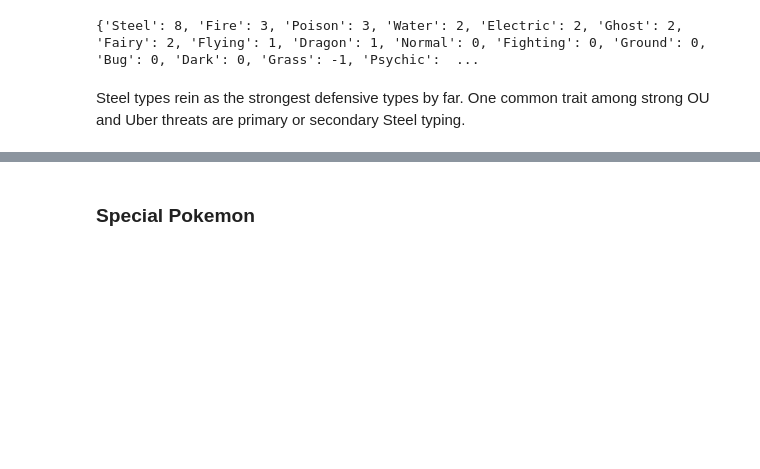
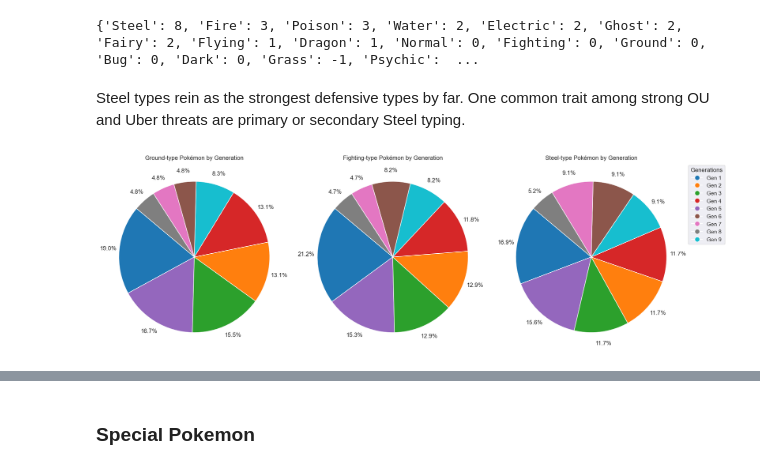
Before and after one commit to AryanSunkersett/Pokemon-Powercreep-EDA, a Jupyter notebook: pokemon-powercreep-eda.ipynb, the cells around one changed output, grey strips where cells are left out. Drawn from its saved outputs; the diff is of its cells as text; code cells hidden in the pictures; blank space fills up the shorter version.

```diff
--- a/pokemon-powercreep-eda.ipynb
+++ b/pokemon-powercreep-eda.ipynb
@@ -514,3 +519,40 @@ print(dict(sorted(defensive_strength.items(), key=lambda x: x[1], reverse=True))
 {'Steel': 8, 'Fire': 3, 'Poison': 3, 'Water': 2, 'Electric': 2, 'Ghost': 2, 'Fairy': 2, 'Flying': 1, 'Dragon': 1, 'Normal': 0, 'Fighting': 0, 'Ground': 0, 'Bug': 0, 'Dark': 0, 'Grass': -1, 'Psychic':  ...
 # %% [markdown]
 Steel types rein as the strongest defensive types by far. One common trait among strong OU and Uber threats are primary or secondary Steel typing.
+# %%
+# filter the dataframe to only include _____ types
+ground_pokemon = pokedf[(pokedf['Type 1'] == 'GROUND') | (pokedf['Type 2'] == 'GROUND')]
+fighting_pokemon = pokedf[(pokedf['Type 1'] == 'FIGHTING') | (pokedf['Type 2'] == 'FIGHTING')]
+steel_pokemon = pokedf[(pokedf['Type 1'] == 'STEEL') | (pokedf['Type 2'] == 'STEEL')]
+
+
+# count the ______-type Pokémon in each generation
+generation_counts_ground = ground_pokemon['Generation'].value_counts()
+generation_counts_fighting = fighting_pokemon['Generation'].value_counts()
+generation_counts_steel = steel_pokemon['Generation'].value_counts()
+
+
+# subplots
+fig, axs = plt.subplots(1, 3, figsize=(18, 6))
+
+# plotting the pie charts for ____ type pokemon
+axs[0].pie(generation_counts_ground, autopct = '%1.1f%%', startangle = 140, colors = [master_generation_colors[gen] for gen in generation_counts_ground.index], pctdistance = 1.15)
+axs[0].set_title('Ground-type Pokémon by Generation')
+
+axs[1].pie(generation_counts_fighting, autopct = '%1.1f%%', startangle = 140, colors = [master_generation_colors[gen] for gen in generation_counts_ground.index], pctdistance = 1.15)
+axs[1].set_title('Fighting-type Pokémon by Generation')
+
+axs[2].pie(generation_counts_steel, autopct = '%1.1f%%', startangle = 140, colors = [master_generation_colors[gen] for gen in generation_counts_ground.index], pctdistance = 1.15)
+axs[2].set_title('Steel-type Pokémon by Generation')
+
+
+# one legend because they are all the same
+legend_items = [plt.Line2D([0], [0], marker = 'o', color = 'w', label = f'Gen {gen}', markerfacecolor = color, markersize = 10)
+                      for gen, color in master_generation_colors.items()]
+axs[2].legend(handles = legend_items, title = 'Generations', loc = 'upper left', bbox_to_anchor = (1, 1))
+
+# better layout
+plt.tight_layout()
+plt.show()
+# %% [output]
+[figure, added]
```
Also changed, not shown: parts of 15 cells of this notebook.
